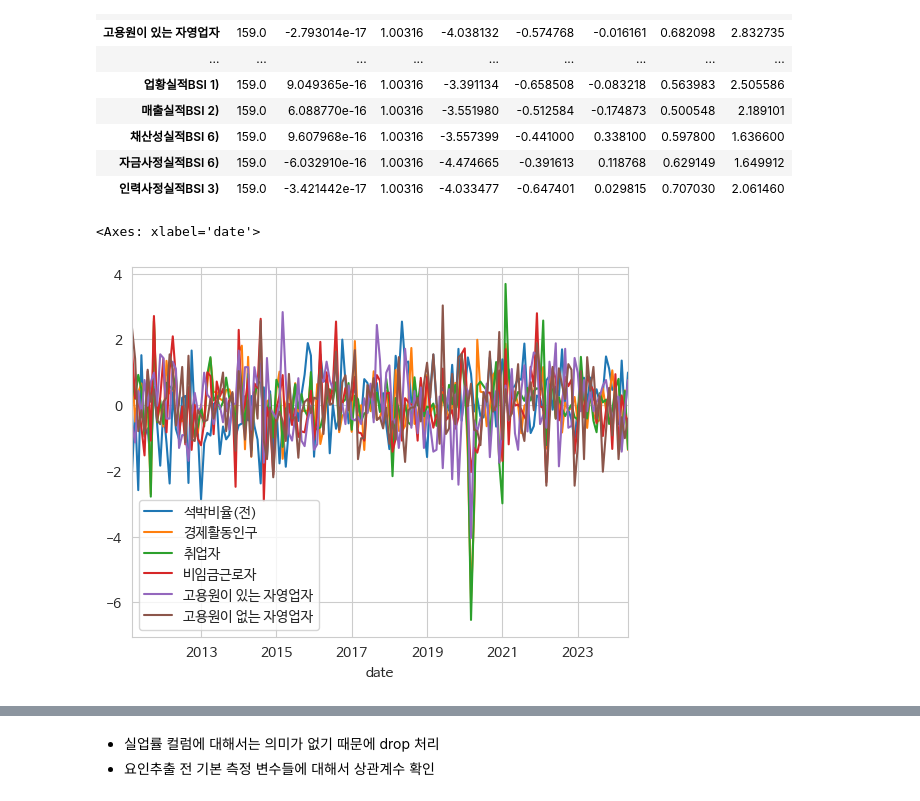
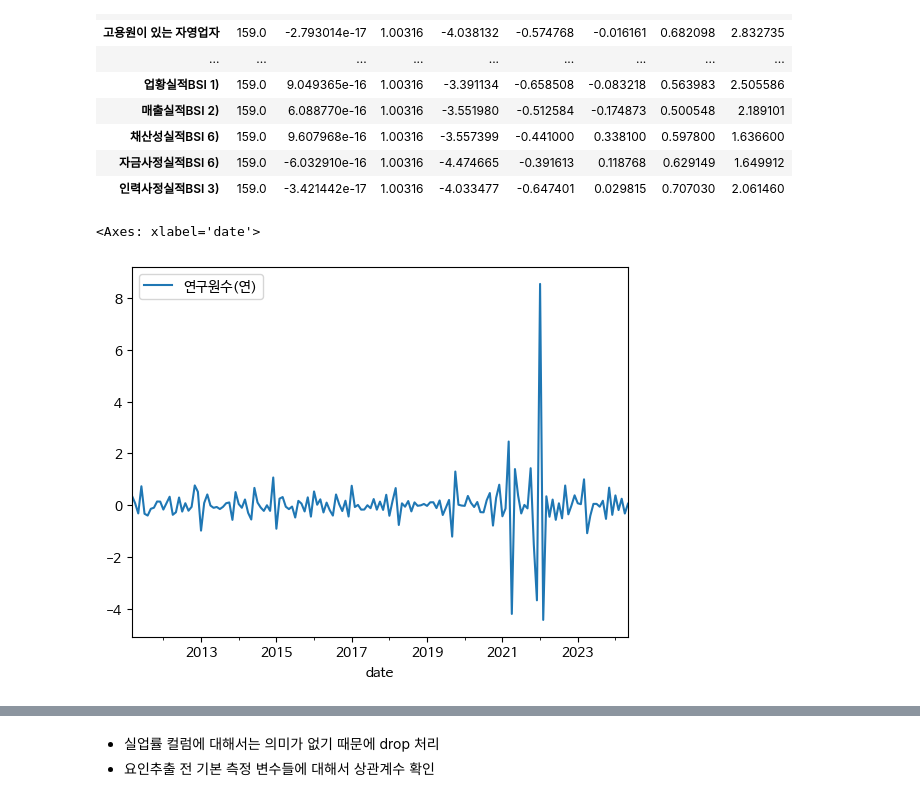
Before and after one commit to hugwolf77/SCAS, a Jupyter notebook: corpRch_ecoAct/NoteBook/02_EDA_FA.ipynb, the cells around one changed output, grey strips where cells are left out. Cells and saved outputs as stored; diff of their text form; code cells hidden in the pictures.

Commit message:
update raw data error file delete for fit

```diff
--- a/corpRch_ecoAct/NoteBook/02_EDA_FA.ipynb
+++ b/corpRch_ecoAct/NoteBook/02_EDA_FA.ipynb
@@ -45,7 +45,7 @@ from sklearn.decomposition import FactorAnalysis as sk_FA
  : 기초 데이터 검증을 진행
 # %%
 # data load
-df = pd.read_excel('../data/분석_데이터_목록.xlsx', sheet_name='transData', index_col='date')
+df = pd.read_excel('../data/분석_데이터_목록_v2.xlsx', sheet_name='transData', index_col='date')
 print(df.info(),'\n')
 print(f"missing data count: {df.isna().sum() } \n")
 # missing data row drop
@@ -112,8 +112,8 @@ dfs.shape:(159, 50)
 # %%
 # feature 가 50개라서 나눠서 그래프 살펴봄
 col = dfs.columns
-dfs_s = dfs.iloc[:,5:11]
+dfs_s = dfs.iloc[:,1:2]
 dfs_s.plot()
 # %% [output]
 <Axes: xlabel='date'>
-[figure, old version]
+[figure, new version]
```
Also changed, not shown: parts of 9 cells of this notebook, 7 other files.
